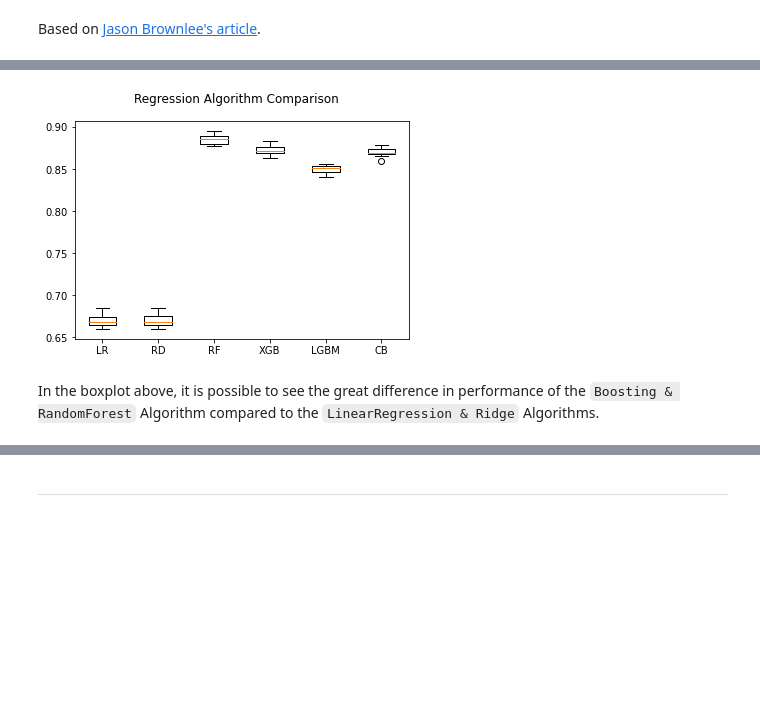
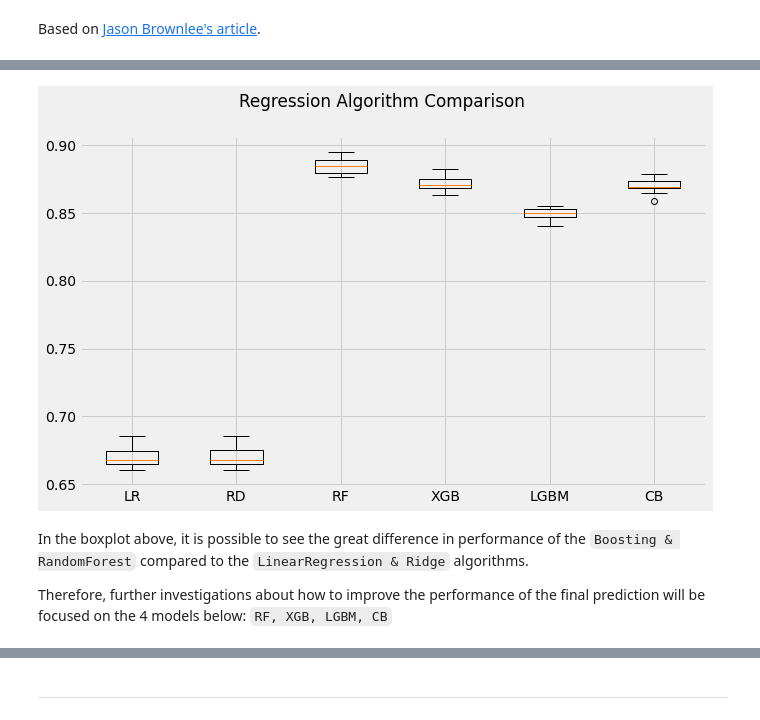
Before and after one commit to caresppen/UsedCarsAppraiser, a Jupyter notebook: notebooks/08_Prices_Regression_1.ipynb, the cells around one changed output, grey strips where cells are left out. Cells and saved outputs as stored; diff of their text form; code cells hidden in the pictures; blank space fills up the shorter version.

Commit message:
Update Regression

```diff
--- a/notebooks/08_Prices_Regression_1.ipynb
+++ b/notebooks/08_Prices_Regression_1.ipynb
@@ -283,0 +355,15 @@ However, `Boosting` algorithms will be also considered as potential candidates.
+# %%
+plt.style.use('tableau-colorblind10')
+
+plt.figure(figsize=(10, 6))
+
+sns.lineplot(data=results, dashes=True)
+
+plt.title('Regression models cv performance per K-Fold')
+plt.xticks(list(range(0, 10)), list(range(1, 11)))
+plt.xlabel('K-Fold iteration')
+plt.ylabel('r2 score')
+
+plt.legend(df_models.model.to_list())
+
+plt.show()
@@ -284,15 +401,18 @@ However, `Boosting` algorithms will be also considered as potential candidates.
 # %%
 # boxplot algorithm comparison
-fig = plt.figure()
+fig = plt.figure(figsize=(10,6))
 fig.suptitle('Regression Algorithm Comparison')
+
 ax = fig.add_subplot(111)
 plt.boxplot(results)
 ax.set_xticklabels(names)
 
 plt.show()
 # %% [output]
-[figure, old version]
+[figure, new version]
 # %% [markdown]
-In the boxplot above, it is possible to see the great difference in performance of the `Boosting & RandomForest` Algorithm compared to the `LinearRegression & Ridge` Algorithms.
+In the boxplot above, it is possible to see the great difference in performance of the `Boosting & RandomForest` compared to the `LinearRegression & Ridge` algorithms.
+
+Therefore, further investigations about how to improve the performance of the final prediction will be focused on the 4 models below: `RF, XGB, LGBM, CB`
 # %%
 # boxplot best algorithms comparison
```
Also changed, not shown: parts of 13 cells of this notebook, 4 other files.
